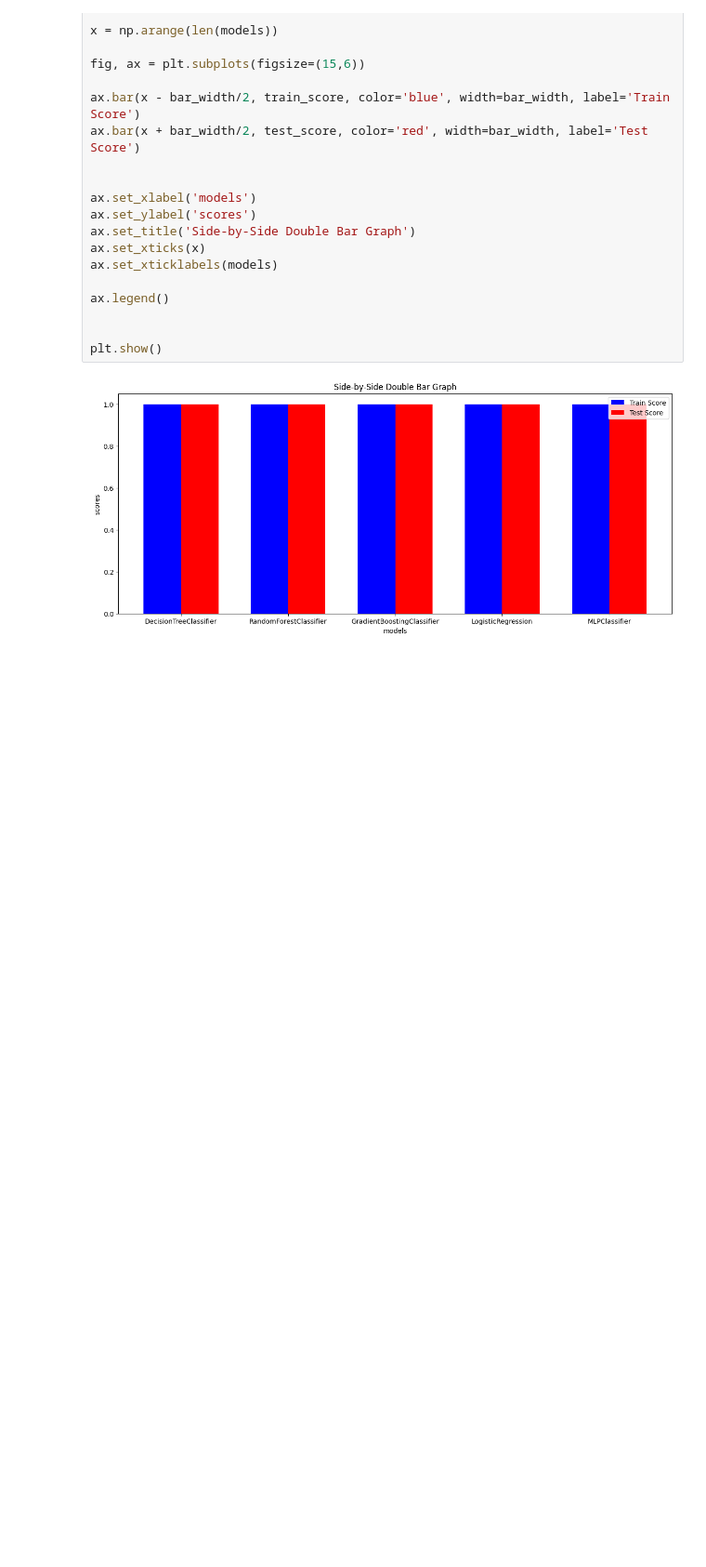
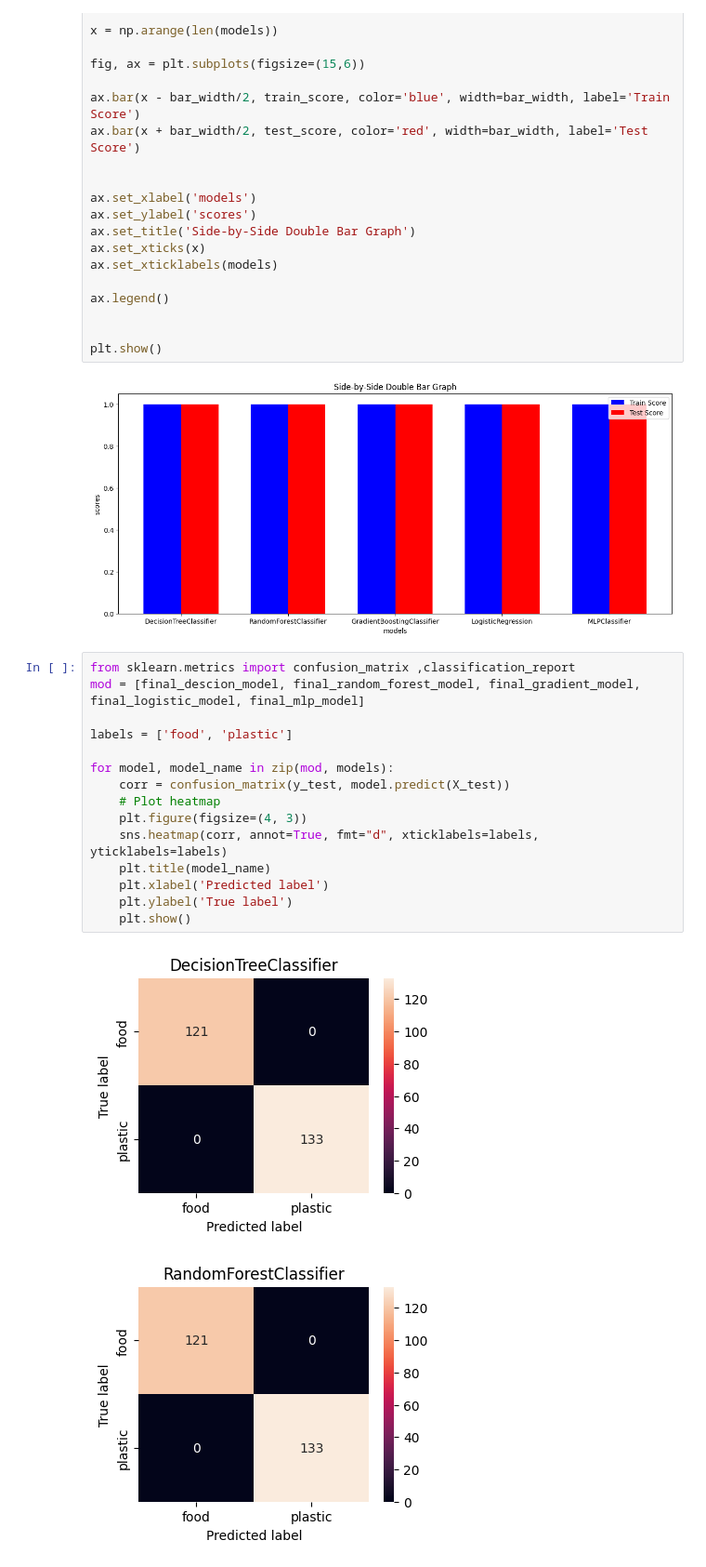
Before and after one commit to aromalsr/project_15, a Jupyter notebook: notebooks/classification.ipynb, the cells around one changed output. Shown at 93% size. Drawn from its saved outputs; the diff is of its cells as text; blank space fills up the shorter version.

Commit message:
update in confusion matrix

```diff
--- a/notebooks/classification.ipynb
+++ b/notebooks/classification.ipynb
@@ -380,3 +378,21 @@ ax.legend()
 plt.show()
 # %% [output]
 [figure]
+# %%
+from sklearn.metrics import confusion_matrix ,classification_report
+mod = [final_descion_model, final_random_forest_model, final_gradient_model, final_logistic_model, final_mlp_model]
+
+labels = ['food', 'plastic']
+
+for model, model_name in zip(mod, models):
+    corr = confusion_matrix(y_test, model.predict(X_test))
+    # Plot heatmap
+    plt.figure(figsize=(4, 3))
+    sns.heatmap(corr, annot=True, fmt="d", xticklabels=labels, yticklabels=labels)
+    plt.title(model_name)
+    plt.xlabel('Predicted label')
+    plt.ylabel('True label')
+    plt.show()
+# %% [output]
+[figure, added]
+[figure, added]
```
Also changed, not shown: parts of 9 cells of this notebook.
